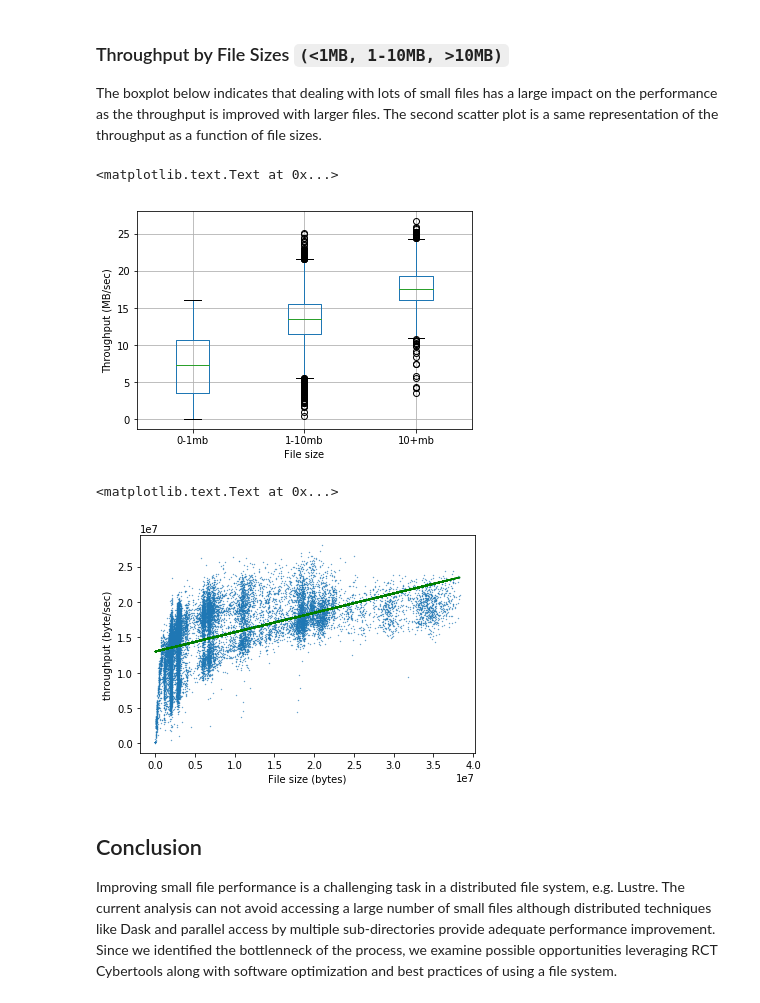
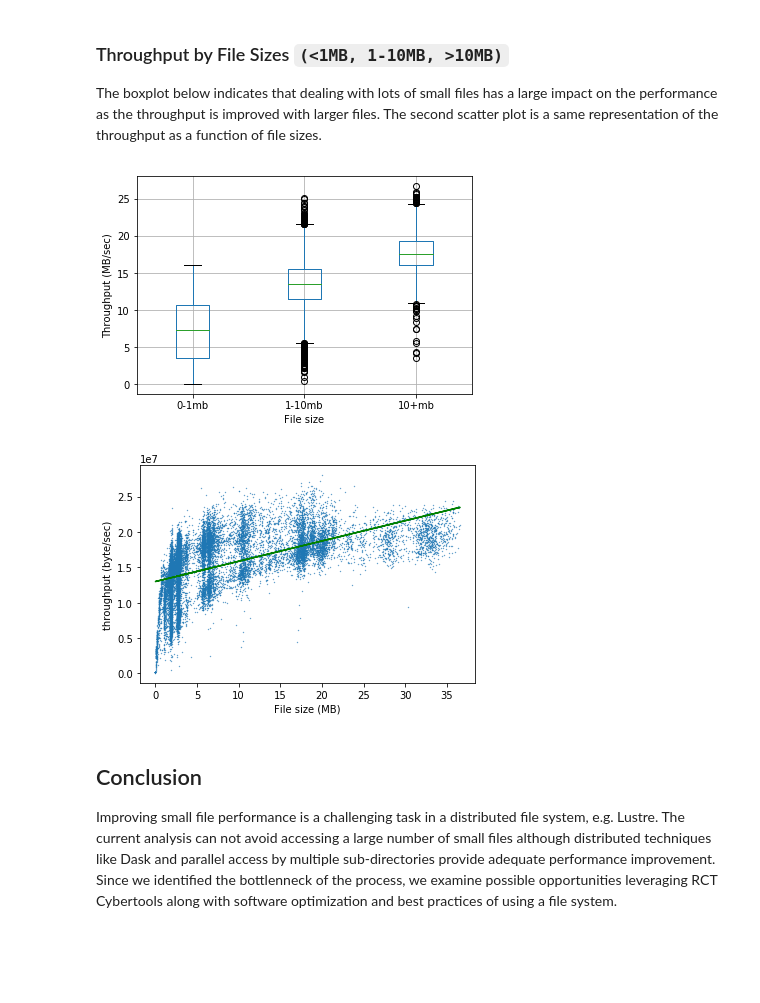
Before and after one commit to hpcanalytics/midas-alchemlyb, a Jupyter notebook: profiling.ipynb, the cells around one changed output. Cells and saved outputs as stored; diff of their text form; code cells hidden in the pictures; blank space fills up the shorter version.

```diff
--- a/profiling.ipynb
+++ b/profiling.ipynb
@@ -140,9 +175,6 @@ df # Note that elapsed_time is in second
 
 The boxplot below indicates that dealing with lots of small files has a large impact on the performance as the throughput is improved with larger files. The second scatter plot is a same representation of the throughput as a function of file sizes.
 # %%
-df_1mb = df_outlier_removed[df_outlier_removed['bytes'] < 2**20 ]
-df_10mb = df_outlier_removed[(df_outlier_removed['bytes'] >= 2**20) & (df_outlier_removed['bytes'] < 2**20*10) ]
-df_10mb_over = df_outlier_removed[(df_outlier_removed['bytes'] >= 2**20*10) ]
 sizes = pd.concat([df_1mb['throughput (byte/sec)'].reset_index(drop=True), df_10mb['throughput (byte/sec)'].reset_index(drop=True), df_10mb_over['throughput (byte/sec)'].reset_index(drop=True)], axis=1)
 # Byte to MB
 sizes = sizes/2**20
@@ -150,18 +182,17 @@ sizes.columns = ['0-1mb', '1-10mb', '10+mb']
 ax=sizes.boxplot()
 ax.set_xlabel("File size")
 ax.set_ylabel("Throughput (MB/sec)")
+plt.show()
 # %% [output]
-<matplotlib.text.Text at 0x...>
 [figure]
 # %%
-from numpy.polynomial.polynomial import polyfit
-b, m = polyfit(df_outlier_removed.bytes, df_outlier_removed['throughput (byte/sec)'], 1)
-ax= df_outlier_removed.plot.scatter(x='bytes',y='throughput (byte/sec)',s=.1)
-ax.plot(df_outlier_removed.bytes, b + m * df_outlier_removed.bytes , '-', color='green')
-ax.set_xlabel('File size (bytes)')
+b, m = polyfit(df_outlier_removed.mbytes, df_outlier_removed['throughput (byte/sec)'], 1)
+ax= df_outlier_removed.plot.scatter(x='mbytes',y='throughput (byte/sec)',s=.1)
+ax.plot(df_outlier_removed.mbytes, b + m * df_outlier_removed.mbytes , '-', color='green')
+ax.set_xlabel('File size (MB)')
+plt.show()
 # %% [output]
-<matplotlib.text.Text at 0x...>
-[figure, old version]
+[figure, new version]
 # %% [markdown]
 ## Conclusion
 
```
Also changed, not shown: parts of 12 cells of this notebook.
